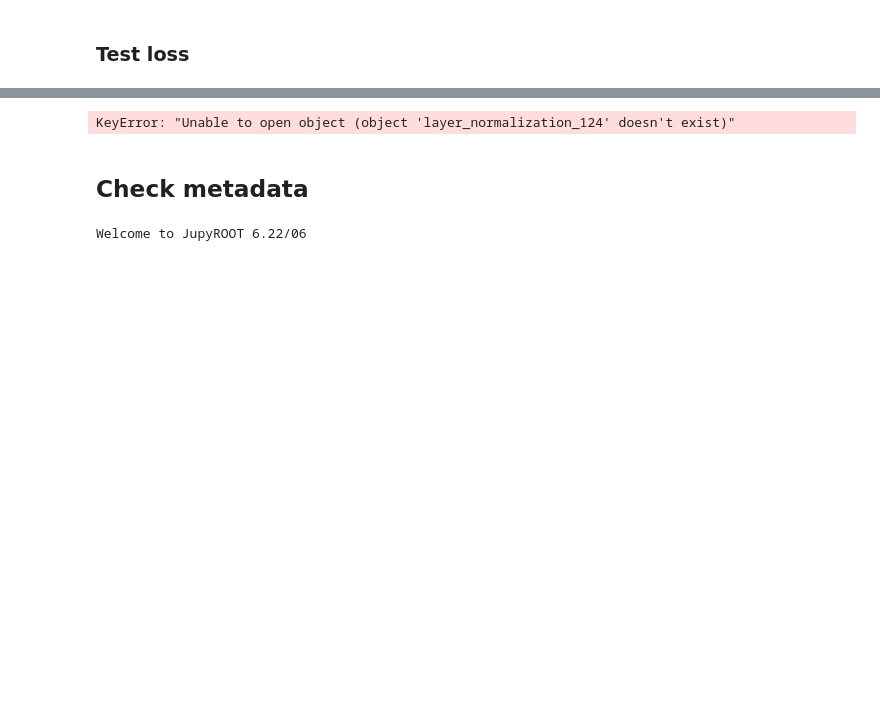
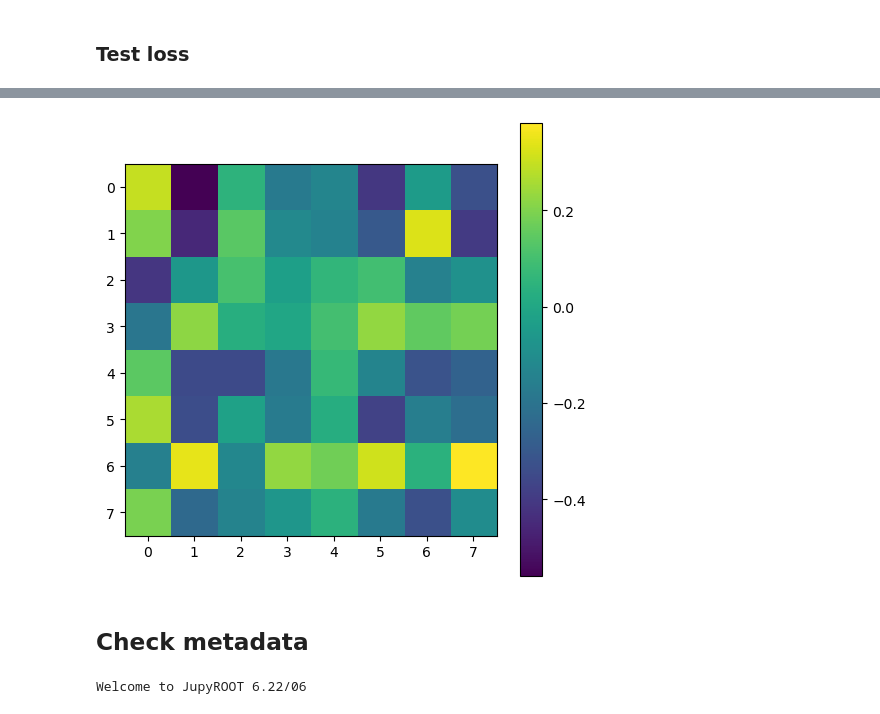
Before and after one commit to valsdav/DeepSuperCluster, a Jupyter notebook: Training/global_model/tf_model_v4.ipynb, the cells around one changed output, grey strips where cells are left out. Drawn from its saved outputs; the diff is of its cells as text; code cells hidden in the pictures; blank space fills up the shorter version.

```diff
--- a/Training/global_model/tf_model_v4.ipynb
+++ b/Training/global_model/tf_model_v4.ipynb
@@ -516,5 +621 @@ model.layers
  <tensorflow.python.keras.metrics.Mean at 0x...>]
-# %%
-model.load_weights("/eos/user/d/dvalsecc/ECAL/EcalClustering/DeepCluster/models/gcn_models/gcn_models_SA_v3/run_13/weights.04-22.334915.hdf5")
-# %% [output]
-KeyError: "Unable to open object (object 'layer_normalization_124' doesn't exist)"
@@ -526,3 +622,9 @@ model.save(outdir+"/model")
+# %%
+graphbuild = model.layers[0]
+# %%
+plotM(graphbuild.rechitsGCN.weights[0].numpy())
+# %% [output]
+[figure, added]
 # %% [markdown]
 ## Check metadata
 # %%
```
Also changed, not shown: parts of 67 cells of this notebook, 3 other files.
